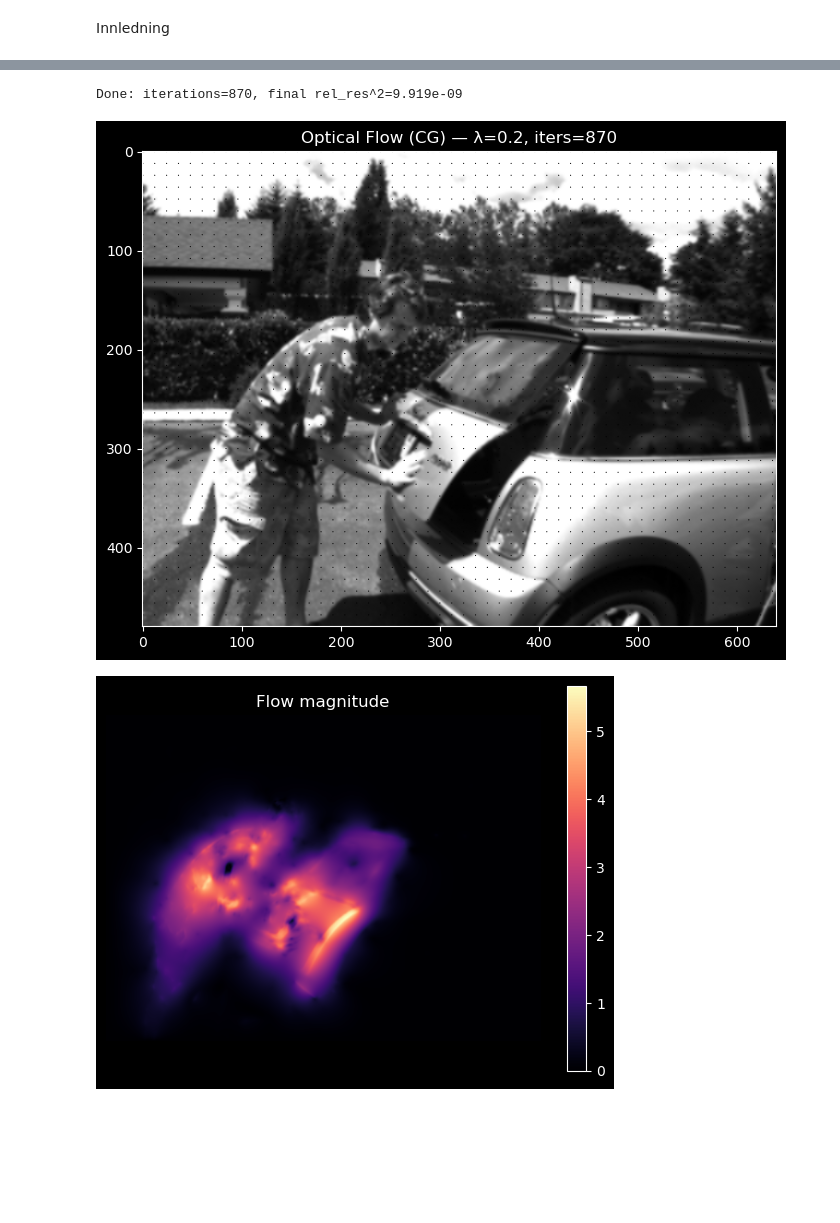
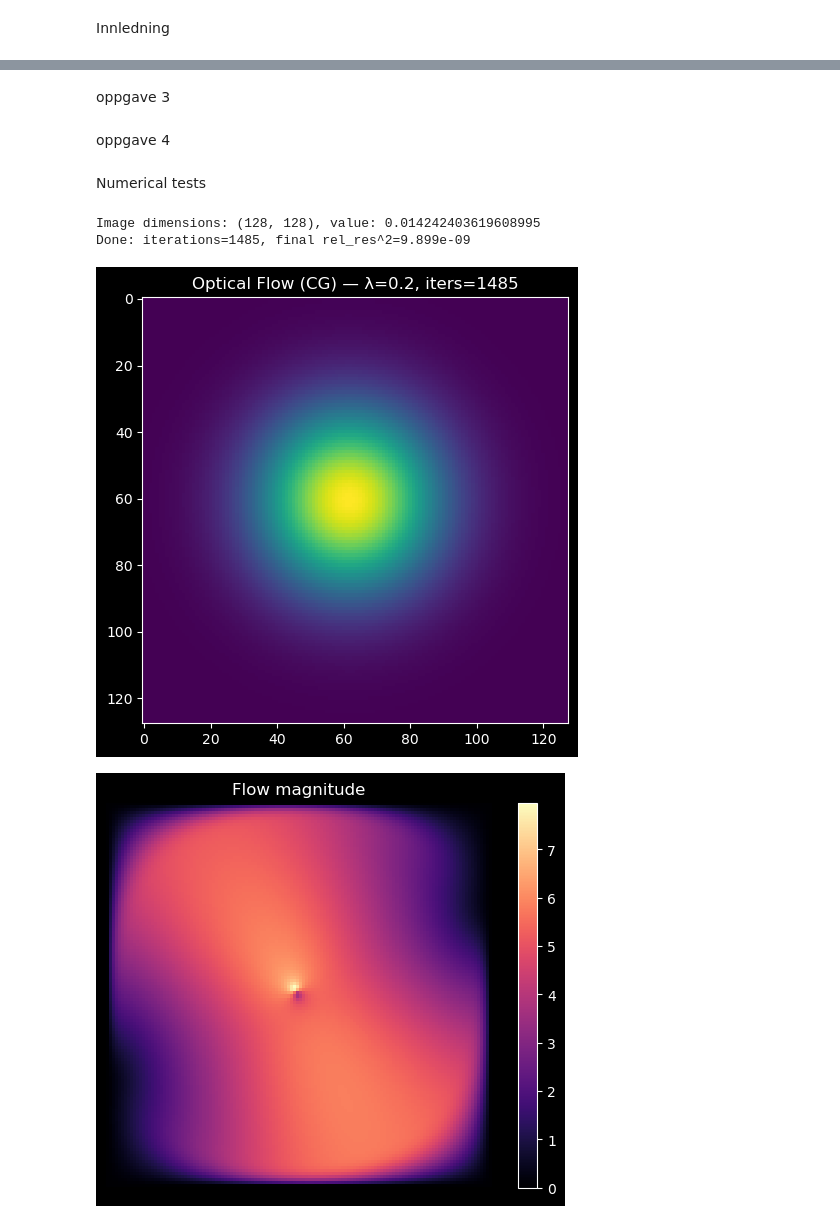
Before and after one commit to tlhaugen/TMA4205-Estimation-of-Optical-Flow, a Jupyter notebook: main.ipynb, the cells around one changed output, grey strips where cells are left out. Saved outputs shown, nothing was run; the diff lists cells and outputs as text; code cells hidden in the pictures; blank space fills up the shorter version.

```diff
--- a/main.ipynb
+++ b/main.ipynb
@@ -16,6 +224,18 @@ Oppgave 2 intro
+# %% [markdown]
+oppgave 3
+# %% [markdown]
+oppgave 4
+# %% [markdown]
+Numerical tests
 # %%
 frame0_path = "test_images/frame10.png"
 frame1_path = "test_images/frame11.png"
+Im_0 = mpimg.imread(frame0_path)
+Im_1 = mpimg.imread(frame1_path)
+
+n = 128                                          # image size
+Im_0, Im_1 = generate_test_image(n, testcase=1)  # or 2
+
 
 lam = 0.2
 tol = 1e-8
@@ -24,31 +244,30 @@ sigma = 1.0
 step = 12
 scale = 80
 
-u0, v0, Ix, Iy, rhsu, rhsv, I0, I1 = image_preprocess(frame0_path, frame1_path, sigma)
-
+u0, v0, Ix, Iy, rhsu, rhsv, I0, I1 = image_preprocess(Im_0, Im_1, sigma)
 u, v, it, rel = of_cg(u0, v0, Ix, Iy, lam, rhsu, rhsv, tol=tol, maxit=maxit)
 print(f"Done: iterations={it}, final rel_res^2={rel:.3e}")
 # %% [output]
-Done: iterations=870, final rel_res^2=9.919e-09
+Image dimensions: (128, 128), value: 0.014242403619608995
+Done: iterations=1485, final rel_res^2=9.899e-09
 # %%
 Y, X = np.mgrid[0:u.shape[0]:step, 0:u.shape[1]:step]
 
-plt.figure(figsize=(7, 7))
-plt.imshow(I0, cmap="gray", origin="lower")
-plt.quiver(X, Y, u[::step, ::step], v[::step, ::step],
-           angles="xy", scale_units="xy", scale=80, width=0.002)  # add a scale (e.g., 60–120)
+plt.figure(figsize=(7, 5))
+plt.imshow(I0, origin="lower")
 plt.gca().invert_yaxis()
 plt.title(f"Optical Flow (CG) — λ={lam}, iters={it}")
 plt.tight_layout()
 plt.show()
+
 
 mag = np.hypot(u, v)
 plt.figure(figsize=(7,5))
 plt.imshow(mag, cmap="magma")
 plt.colorbar()
 plt.title("Flow magnitude")
 plt.axis("off")
 plt.show()
 # %% [output]
-[figure, old version]
+[figure, new version]
-[figure, old version]
+[figure, new version]
```
Also changed, not shown: parts of 3 cells of this notebook, 2 other files.
